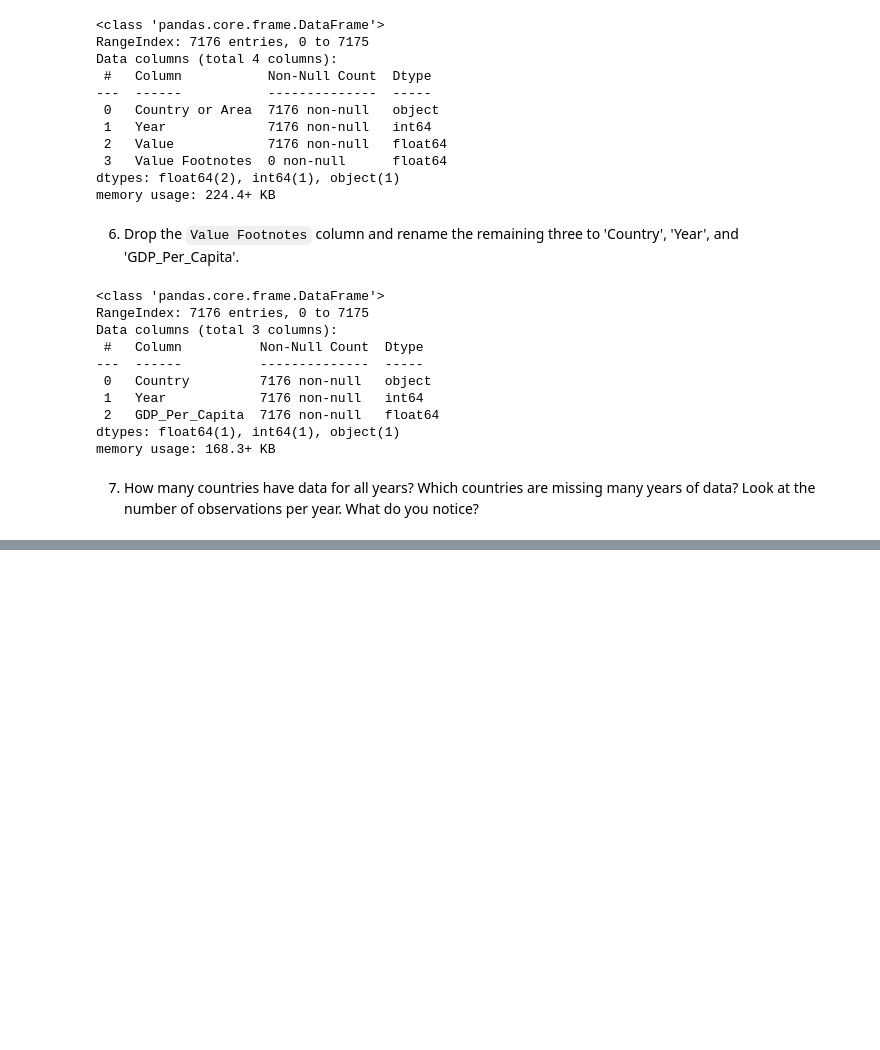
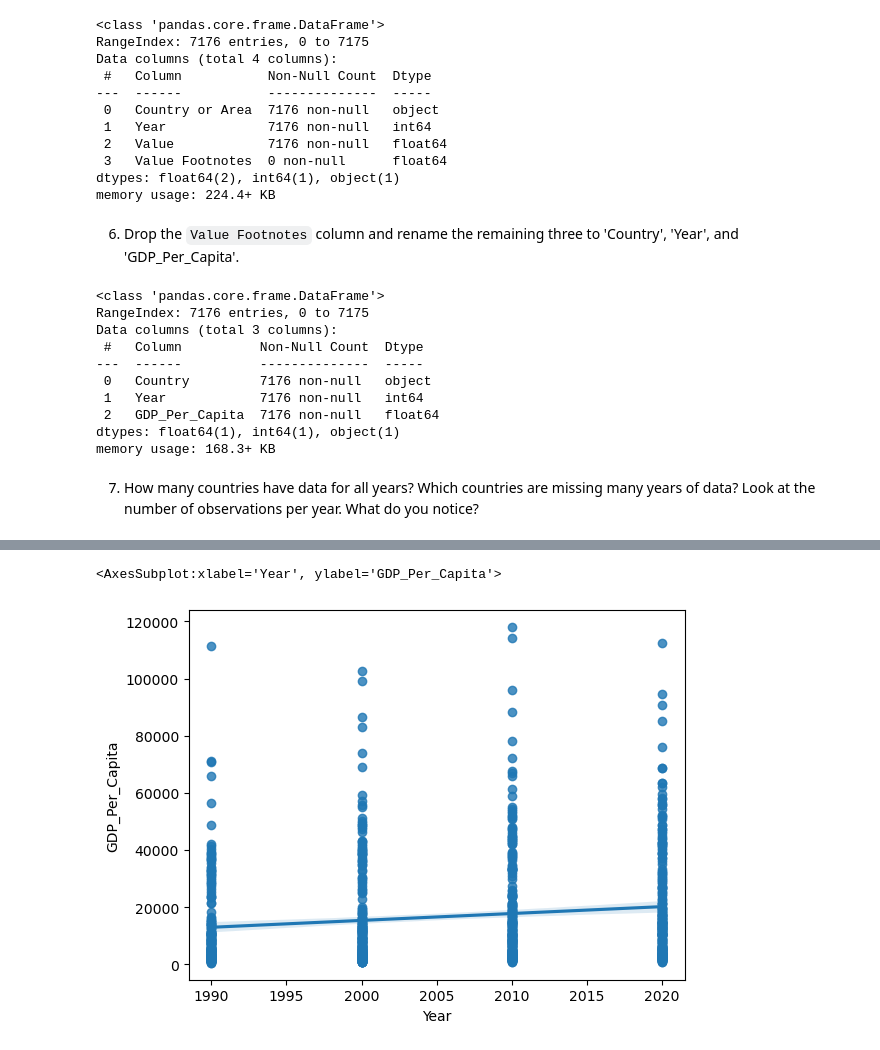
Before and after one commit to Brf0001/gdp-and-internet-usage-Brf0001, a Jupyter notebook: notebook/real_un_project.ipynb, the cells around one changed output, grey strips where cells are left out. Drawn from its saved outputs; the diff is of its cells as text; code cells hidden in the pictures; blank space fills up the shorter version.

```diff
--- a/notebook/real_un_project.ipynb
+++ b/notebook/real_un_project.ipynb
@@ -81,0 +95,5 @@ sns.boxplot(graph_gdp['GDP_Per_Capita'])
+# %%
+sns.regplot(x=gdp_decades['Year'], y=gdp_decades['GDP_Per_Capita'])
+# %% [output]
+<AxesSubplot:xlabel='Year', ylabel='GDP_Per_Capita'>
+[figure, added]
```
Also changed, not shown: parts of 23 cells of this notebook.
